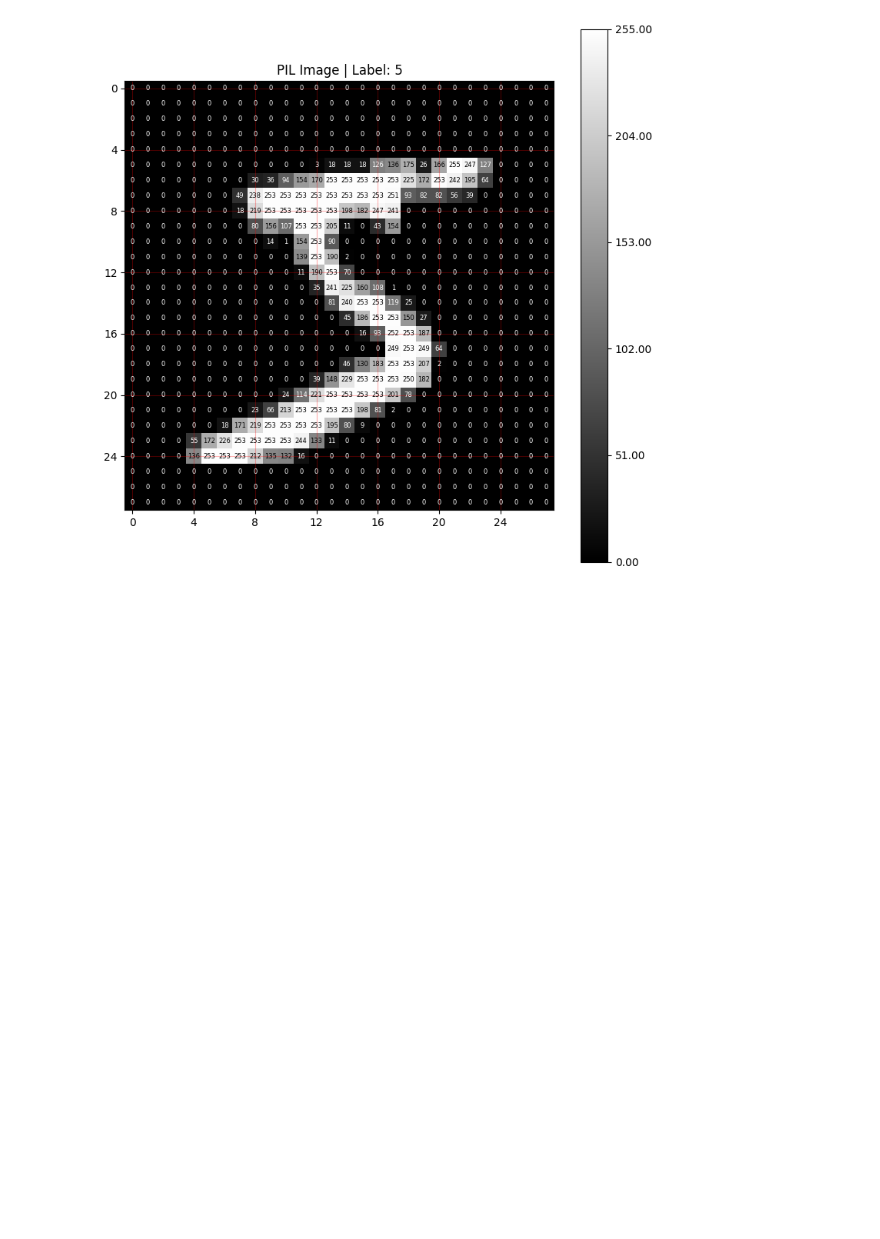
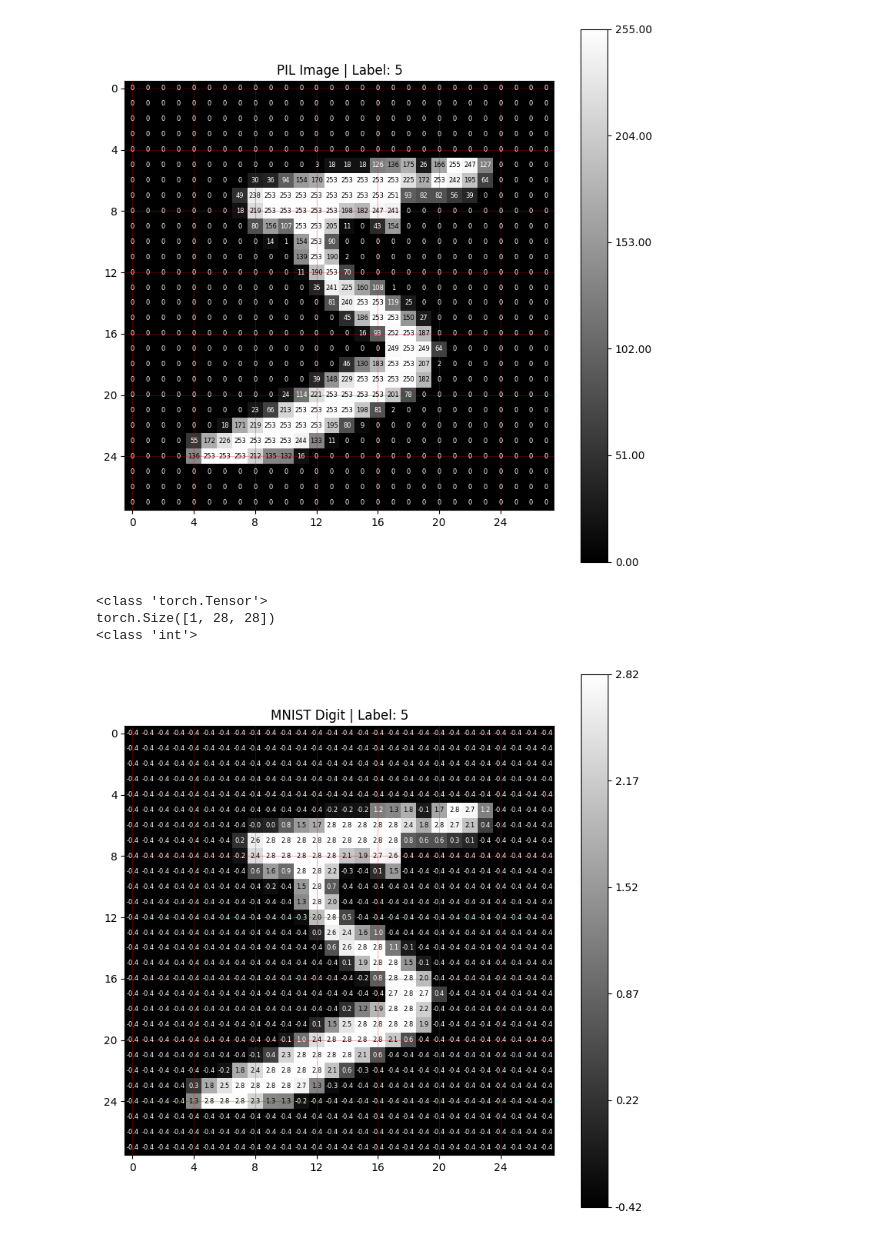
Before and after one commit to 1997kb/PyTorch, a Jupyter notebook: deeplearning/Labs.ipynb, the cells around one changed output. Drawn from its saved outputs; the diff is of its cells as text; code cells hidden in the pictures; blank space fills up the shorter version.

Commit message:
image classifier MNIST

```diff
--- a/deeplearning/Labs.ipynb
+++ b/deeplearning/Labs.ipynb
@@ -625,3 +620,14 @@ train_dataset = torchvision.datasets.MNIST(
 )
 # %%
 image_tensor,label = train_dataset[0]
+print(type(image_tensor))
+print(image_tensor.shape)
+print(type(label))
+# %% [output]
+<class 'torch.Tensor'>
+torch.Size([1, 28, 28])
+<class 'int'>
+# %%
+display_image(image_tensor,label,"MNIST Digit",show_values=True)
+# %% [output]
+[figure, added]
```
Also changed, not shown: parts of 8 cells of this notebook.
